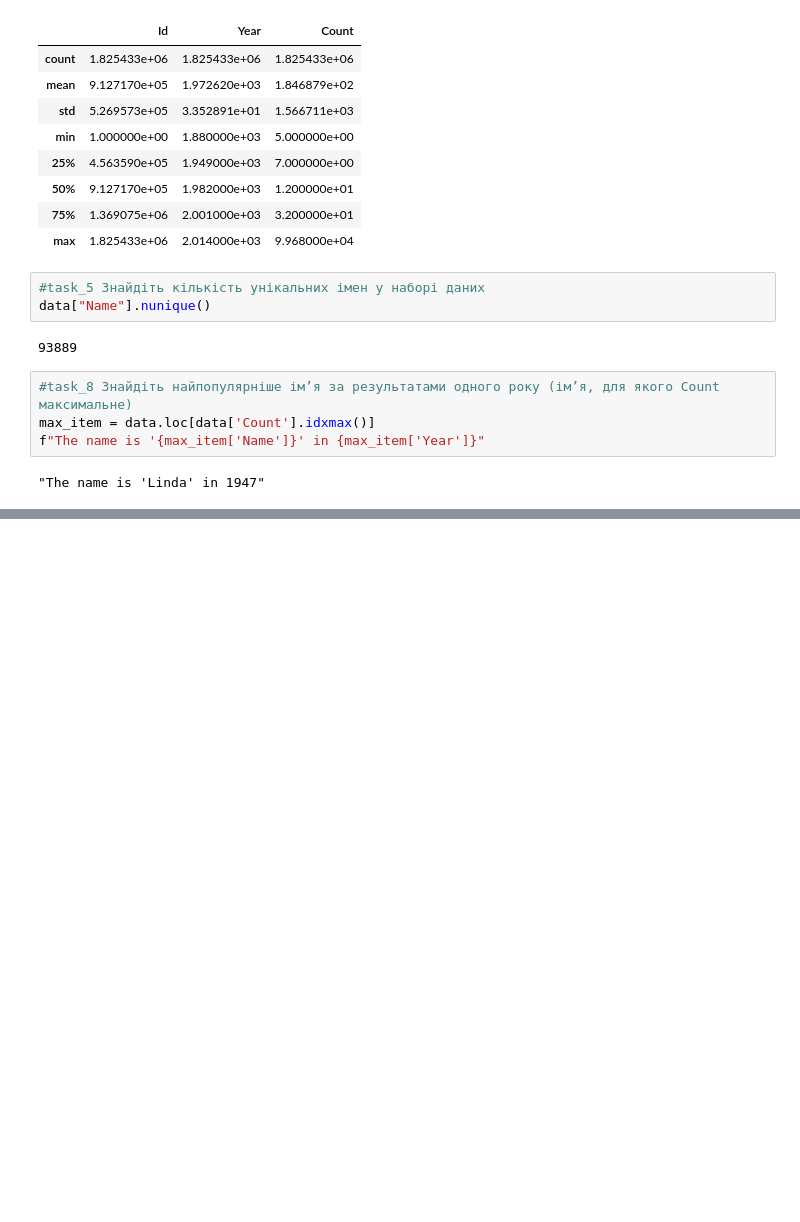
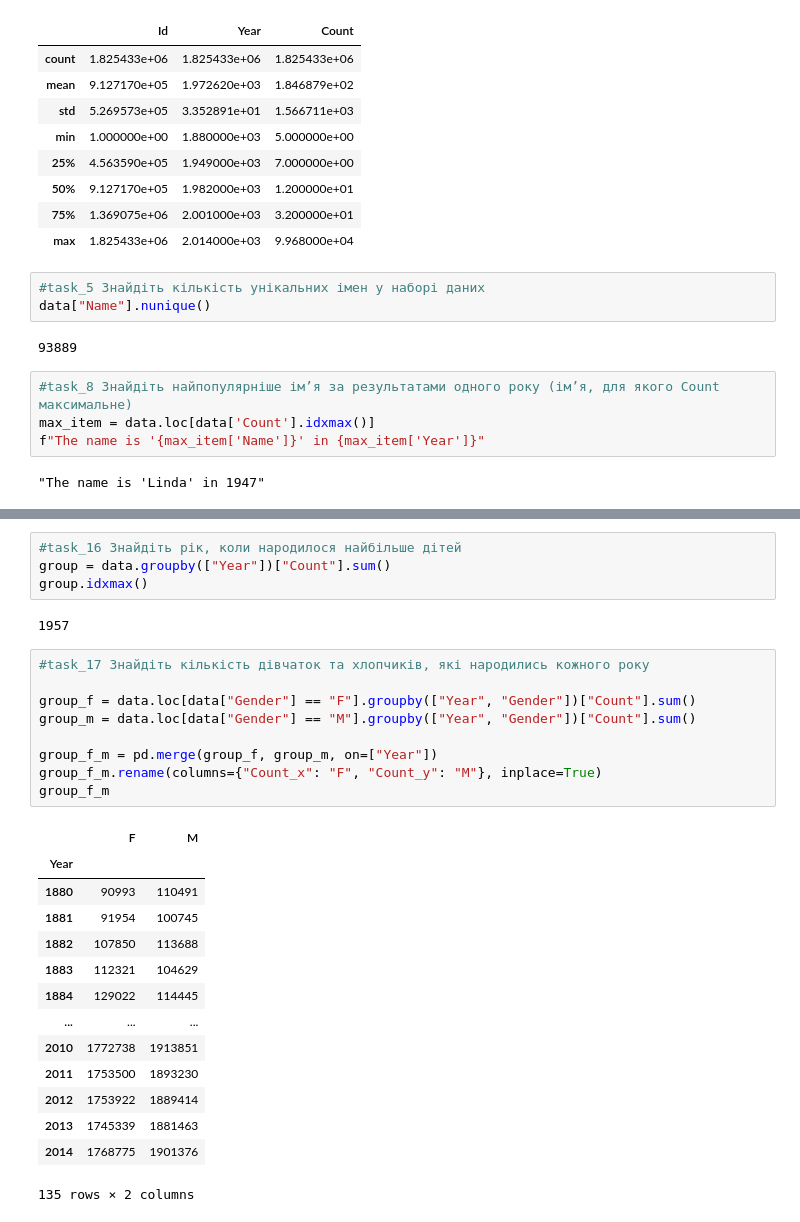
Before and after one commit to Stepanchek/Intelligent-Systems, a Jupyter notebook: Lab3/Lab3.ipynb, the cells around one changed output, grey strips where cells are left out. Cells and saved outputs as stored; diff of their text form; blank space fills up the shorter version.

```diff
--- a/Lab3/Lab3.ipynb
+++ b/Lab3/Lab3.ipynb
@@ -63,0 +113,30 @@ len(data.loc[data["Count"] == data["Count"].min()])
+# %%
+#task_16 Знайдіть рік, коли народилося найбільше дітей
+group = data.groupby(["Year"])["Count"].sum()
+group.idxmax()
+# %% [output]
+1957
+# %%
+#task_17 Знайдіть кількість дівчаток та хлопчиків, які народились кожного року
+
+group_f = data.loc[data["Gender"] == "F"].groupby(["Year", "Gender"])["Count"].sum()
+group_m = data.loc[data["Gender"] == "M"].groupby(["Year", "Gender"])["Count"].sum()
+
+group_f_m = pd.merge(group_f, group_m, on=["Year"])
+group_f_m.rename(columns={"Count_x": "F", "Count_y": "M"}, inplace=True)
+group_f_m
+# %% [output]
+|  | F | M |
+| Year |  |  |
+| 1880 | 90993 | 110491 |
+| 1881 | 91954 | 100745 |
+| 1882 | 107850 | 113688 |
+| 1883 | 112321 | 104629 |
+| 1884 | 129022 | 114445 |
+| ... | ... | ... |
+| 2010 | 1772738 | 1913851 |
+| 2011 | 1753500 | 1893230 |
+| 2012 | 1753922 | 1889414 |
+| 2013 | 1745339 | 1881463 |
+| 2014 | 1768775 | 1901376 |
+135 rows × 2 columns
```
Also changed, not shown: parts of 12 cells of this notebook.
